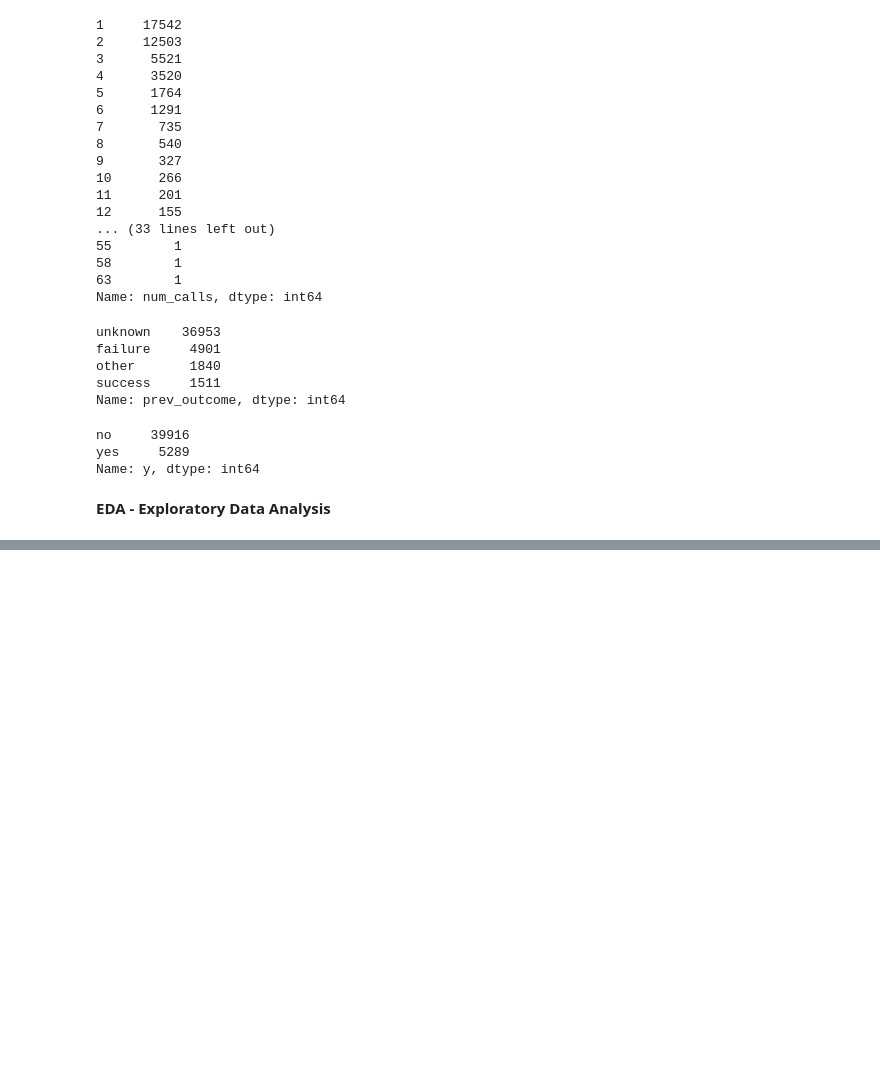
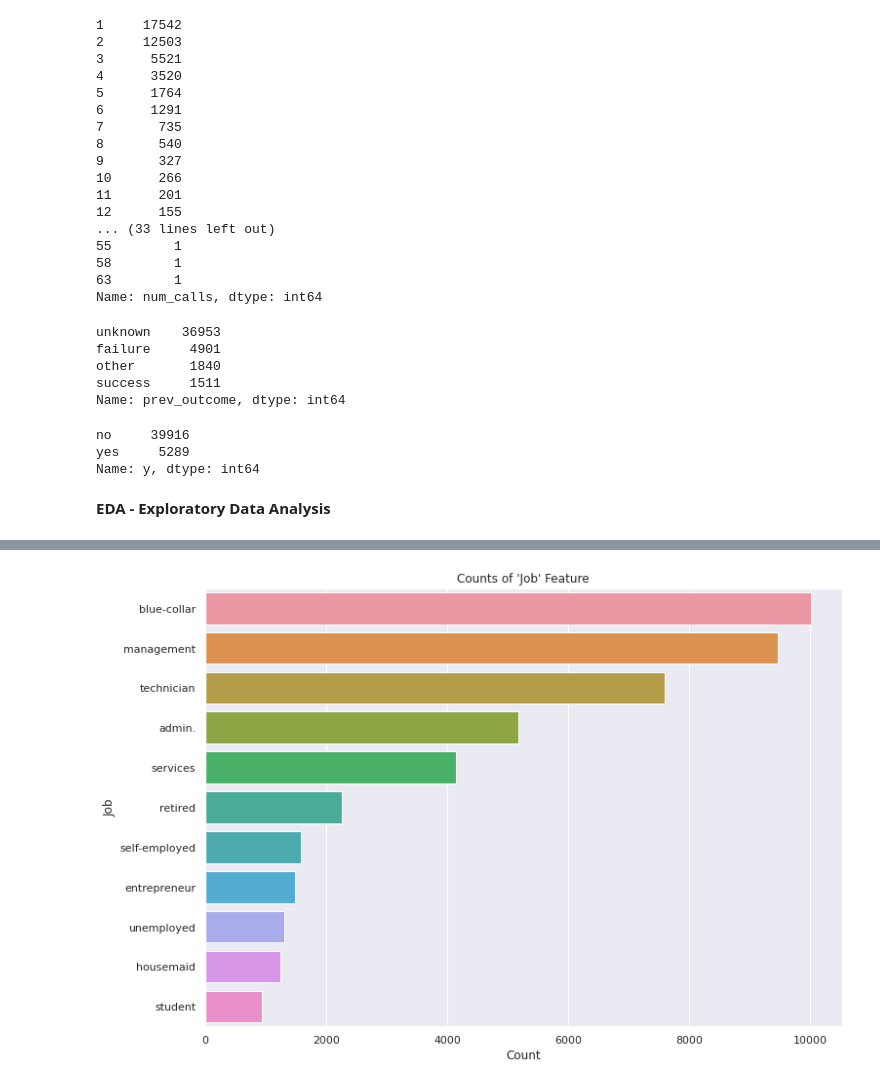
Before and after one commit to KishorAlagappan/customer-conversion-prediction-app, a Jupyter notebook: Customer_Conversion_Prediction_ML_Model.ipynb, the cells around one changed output, grey strips where cells are left out. Cells and saved outputs as stored; diff of their text form; code cells hidden in the pictures; blank space fills up the shorter version.

```diff
--- a/Customer_Conversion_Prediction_ML_Model.ipynb
+++ b/Customer_Conversion_Prediction_ML_Model.ipynb
@@ -247,0 +257,10 @@ dataset['target'] = dataset['y'].map({"yes":1, "no":0})
+# %%
+sns.set_style('darkgrid')
+sns.set(rc={'figure.figsize':(11.7,8.27)})
+v_job = pd.DataFrame(dataset['job'].value_counts()).reset_index()
+v_job.rename(columns= {'index':'Job', 'job':'Count'}, inplace= True)
+plt.title('Counts of \'Job\' Feature')
+sns.barplot(x= v_job['Count'], y= v_job['Job'], data= v_job)
+plt.show()
+# %% [output]
+[figure, added]
```
Also changed, not shown: parts of 7 cells of this notebook.
